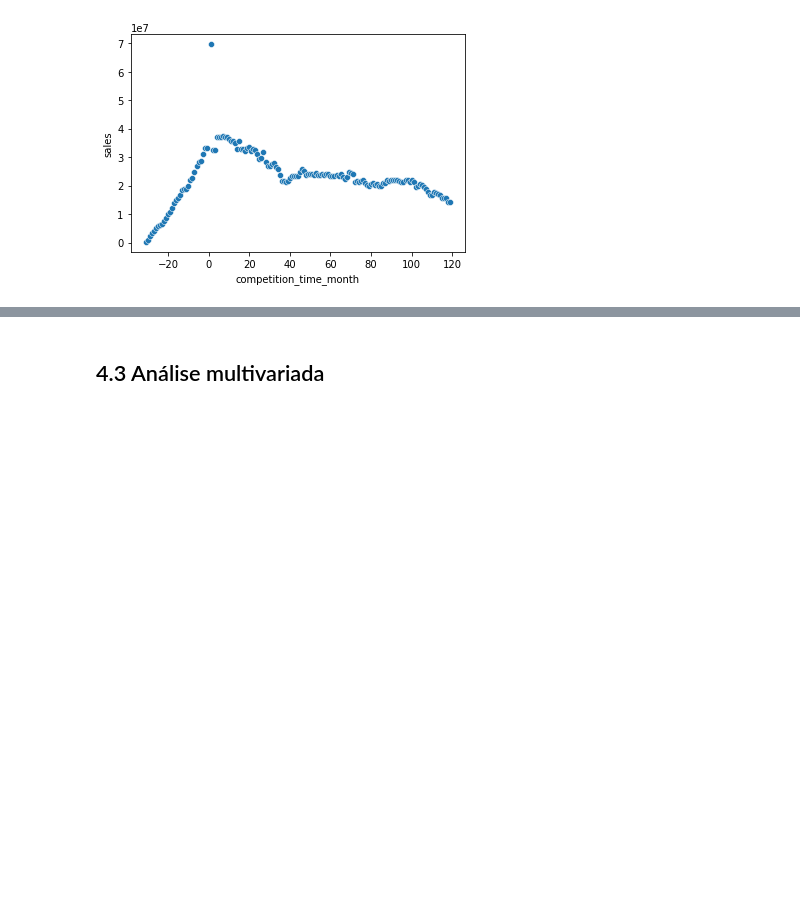
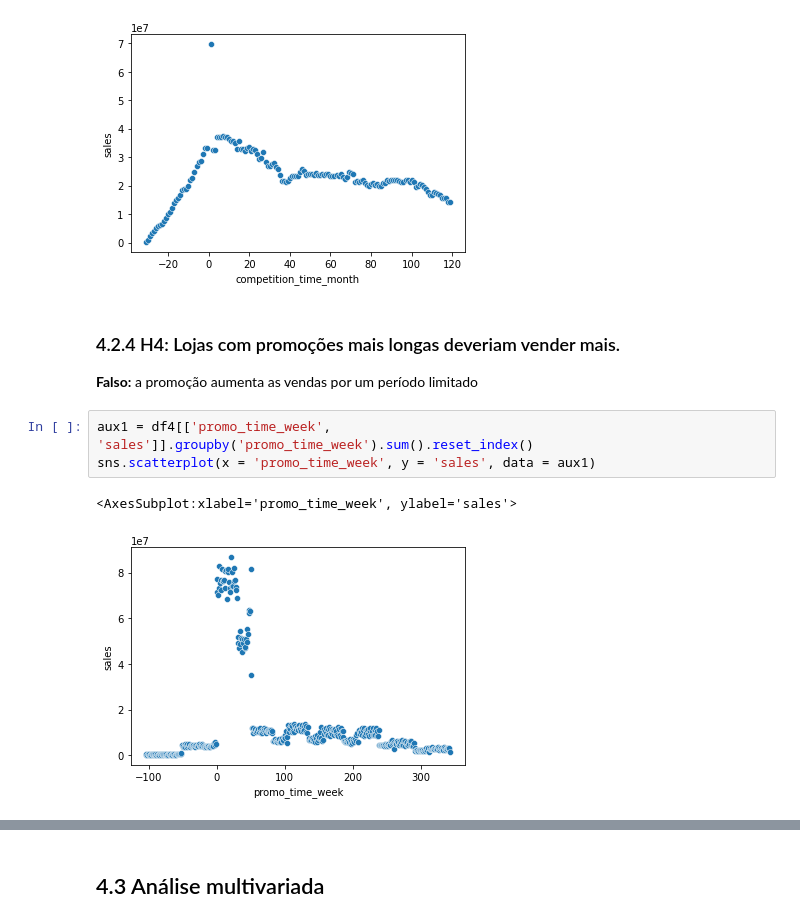
Before and after one commit to paixaols/rossmann-store-sales, a Jupyter notebook: Rossmann_sales_prediction.ipynb, the cells around one changed output, grey strips where cells are left out. Cells and saved outputs as stored; diff of their text form; blank space fills up the shorter version.

```diff
--- a/Rossmann_sales_prediction.ipynb
+++ b/Rossmann_sales_prediction.ipynb
@@ -458,3 +456,12 @@ sns.scatterplot(x = 'competition_time_month', y = 'sales', data = aux2)
 # %% [output]
 <AxesSubplot:xlabel='competition_time_month', ylabel='sales'>
 [figure]
+# %% [markdown]
+### 4.2.4 H4: Lojas com promoções mais longas deveriam vender mais.
+**Falso:** a promoção aumenta as vendas por um período limitado
+# %%
+aux1 = df4[['promo_time_week', 'sales']].groupby('promo_time_week').sum().reset_index()
+sns.scatterplot(x = 'promo_time_week', y = 'sales', data = aux1)
+# %% [output]
+<AxesSubplot:xlabel='promo_time_week', ylabel='sales'>
+[figure, added]
```
Also changed, not shown: parts of 35 cells of this notebook.
